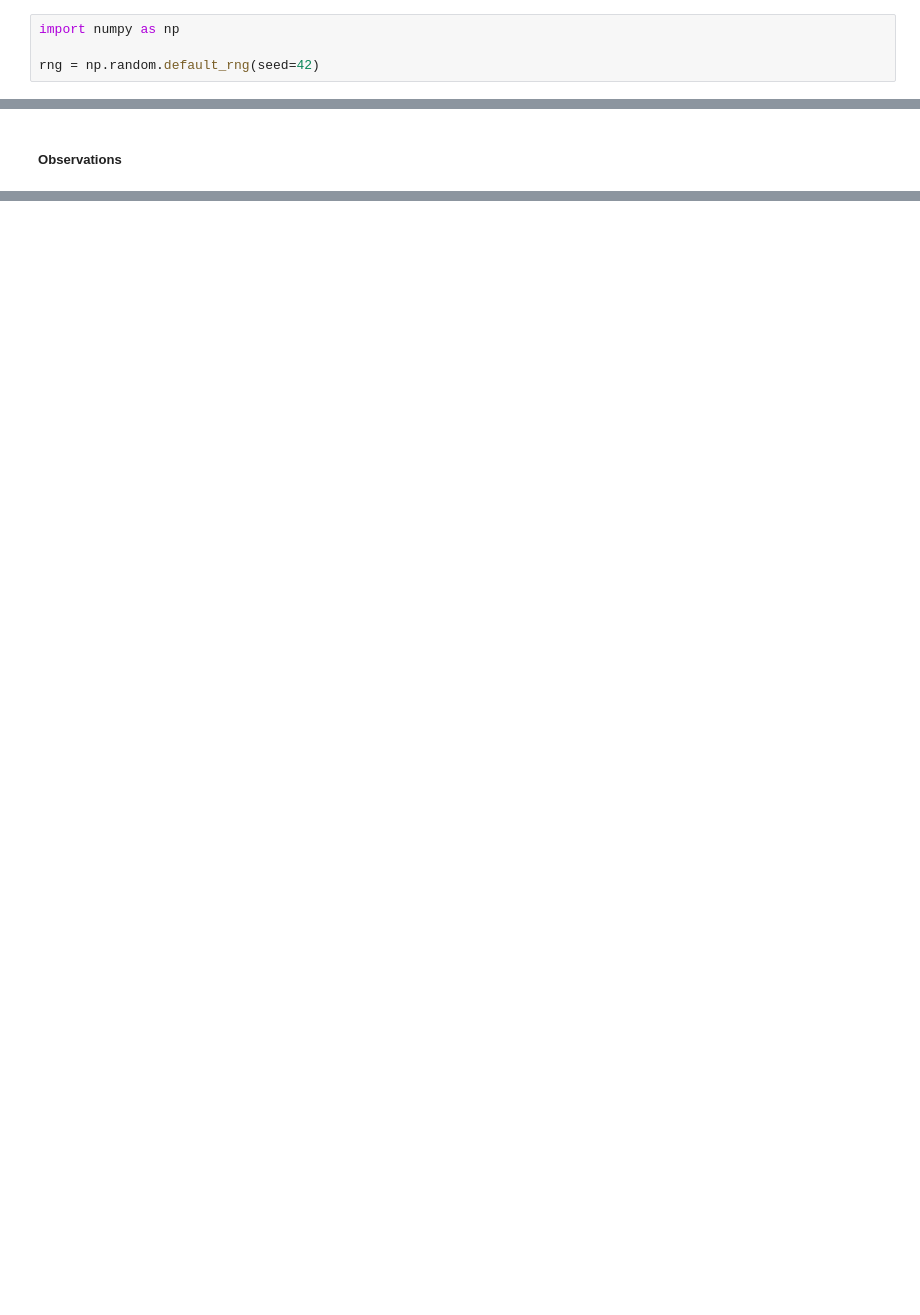
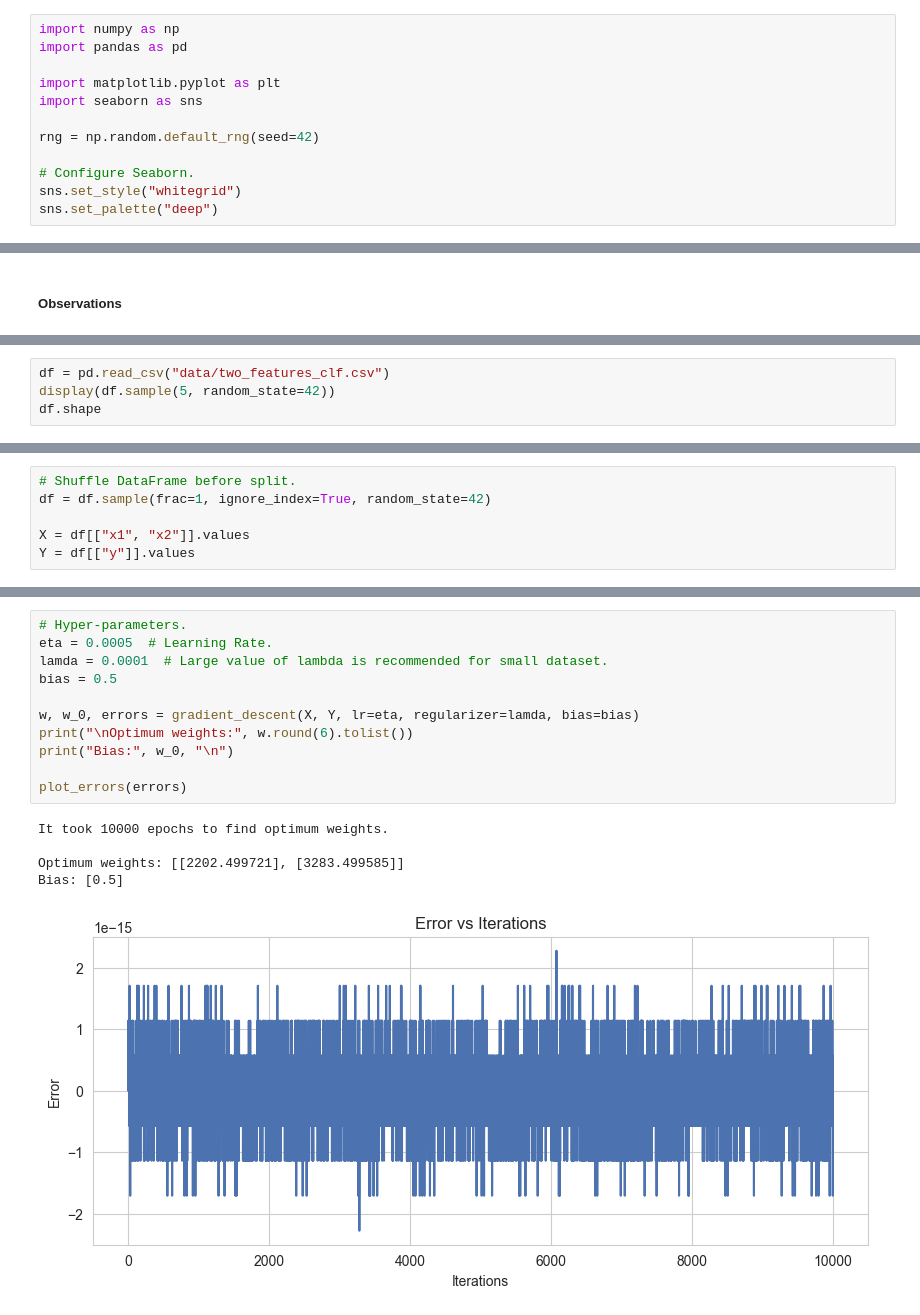
Before and after one commit to dheemanth-bhat/maths-for-ml, a Jupyter notebook: 3_Linear_Algebra/08_Optimization_4-Constrained_optimization.ipynb, the cells around one changed output, grey strips where cells are left out. Saved outputs shown, nothing was run; the diff lists cells and outputs as text; blank space fills up the shorter version.

```diff
--- a/3_Linear_Algebra/08_Optimization_4-Constrained_optimization.ipynb
+++ b/3_Linear_Algebra/08_Optimization_4-Constrained_optimization.ipynb
@@ -2,8 +2,16 @@
 # Optimization 4 - Constrained Optimization
 # %%
 import numpy as np
+import pandas as pd
+
+import matplotlib.pyplot as plt
+import seaborn as sns
 
 rng = np.random.default_rng(seed=42)
+
+# Configure Seaborn.
+sns.set_style("whitegrid")
+sns.set_palette("deep")
 # %% [markdown]
 ## 1 The Constraint
 # %% [markdown]
@@ -569,0 +695,4 @@ Optimum weights: [-7.003]
+# %%
+df = pd.read_csv("data/two_features_clf.csv")
+display(df.sample(5, random_state=42))
+df.shape
@@ -569,0 +707,6 @@ Optimum weights: [-7.003]
+# %%
+# Shuffle DataFrame before split.
+df = df.sample(frac=1, ignore_index=True, random_state=42)
+
+X = df[["x1", "x2"]].values
+Y = df[["y"]].values
@@ -569,0 +715,17 @@ Optimum weights: [-7.003]
+# %%
+# Hyper-parameters.
+eta = 0.0005  # Learning Rate.
+lamda = 0.0001  # Large value of lambda is recommended for small dataset.
+bias = 0.5
+
+w, w_0, errors = gradient_descent(X, Y, lr=eta, regularizer=lamda, bias=bias)
+print("\nOptimum weights:", w.round(6).tolist())
+print("Bias:", w_0, "\n")
+
+plot_errors(errors)
+# %% [output]
+It took 10000 epochs to find optimum weights.
+
+Optimum weights: [[2202.499721], [3283.499585]]
+Bias: [0.5]
+[figure, added]
```
Also changed, not shown: parts of 27 cells of this notebook, 1 other file.
